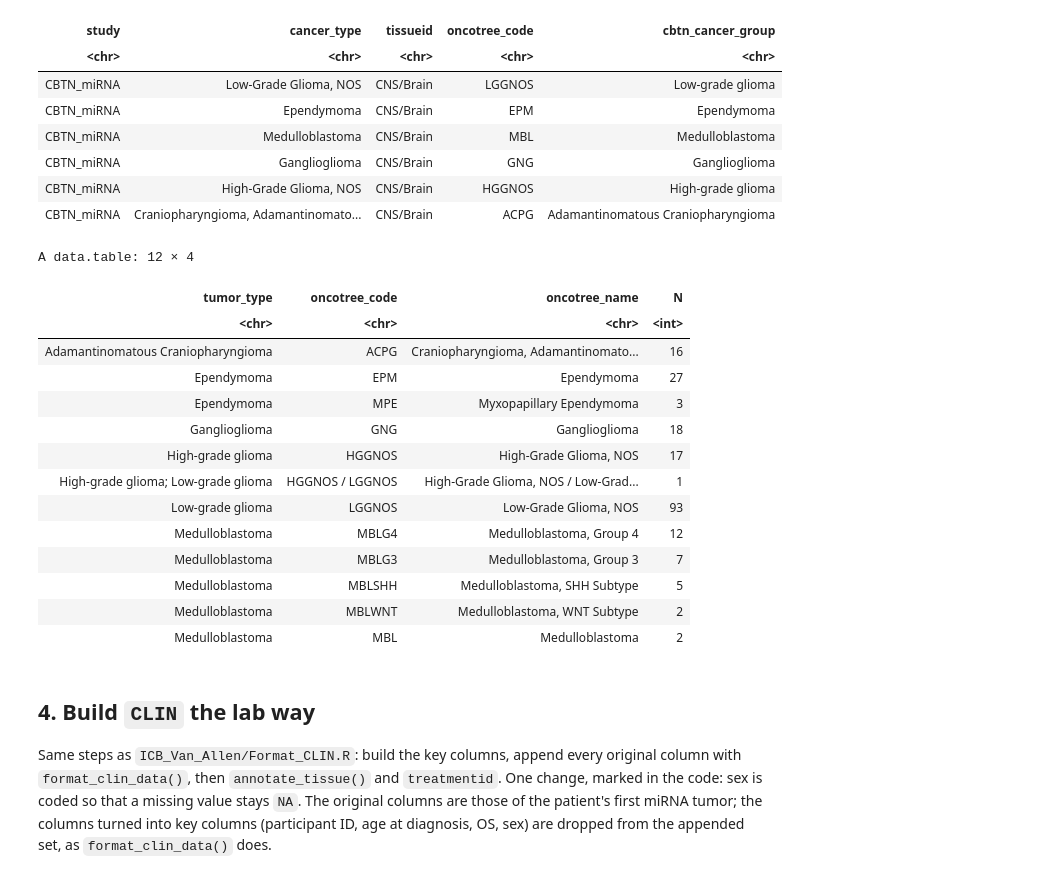
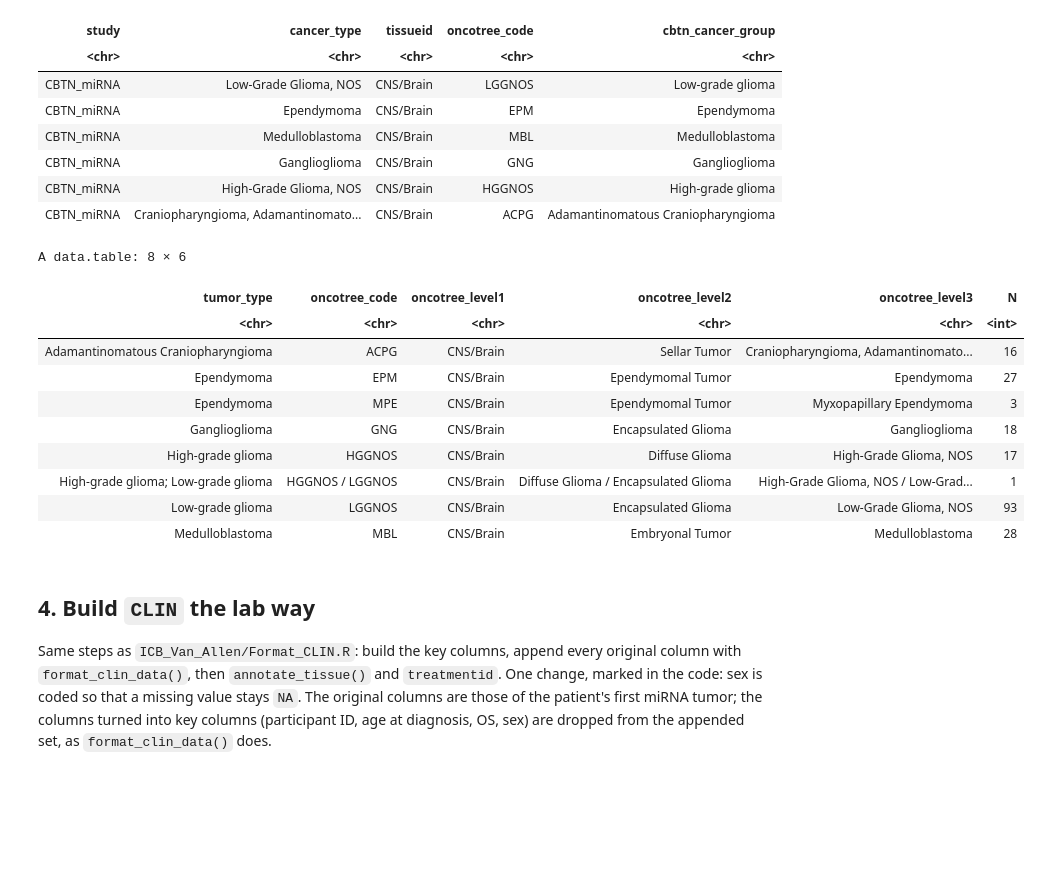
Before and after one commit to wanglab-cns/bidirectional-promoters, a Jupyter notebook: workflow/notebooks/02_clinical.ipynb, the cells around one changed output. Cells and saved outputs as stored; diff of their text form; code cells hidden in the pictures; blank space fills up the shorter version.

```diff
--- a/workflow/notebooks/02_clinical.ipynb
+++ b/workflow/notebooks/02_clinical.ipynb
@@ -126,5 +129,5 @@ taken from the molecular subtype when it names one group only.
 # %%
-onco <- as.data.table(fromJSON(file.path(RAWDATA, "oncotree_2025_10_03", "tumor_types.json"))[, c("code", "name", "tissue", "level")])
+onco <- as.data.table(fromJSON(file.path(RAWDATA, "oncotree_2025_10_03", "tumor_types.json"))[, c("code", "name", "tissue", "level", "parent")])
 
 type_code <- setNames(c("LGGNOS", "EPM", "MBL", "GNG", "HGGNOS", "ACPG"), SIX_TYPES)
 curation_tissue <- data.frame(
@@ -146,30 +149,33 @@ A data.frame: 6 × 5
 | CBTN_miRNA | High-Grade Glioma, NOS | CNS/Brain | HGGNOS | High-grade glioma |
 | CBTN_miRNA | Craniopharyngioma, Adamantinomato... | CNS/Brain | ACPG | Adamantinomatous Craniopharyngioma |
 # %%
-# Patient-level ONCOTREE code: the subtype code when the molecular subtype names one group only
-SUBTYPE_CODE <- c("MB, WNT" = "MBLWNT", "MB, SHH" = "MBLSHH", "MB, Group3" = "MBLG3", "MB, Group4" = "MBLG4",
-                  "EPN, MPE" = "MPE")
-stopifnot(SUBTYPE_CODE %in% onco$code)
+# Patient-level level-3 code: the type code, or MPE when the molecular subtype says myxopapillary ependymoma
+SUBTYPE_CODE <- c("EPN, MPE" = "MPE")
+stopifnot(onco$level[match(SUBTYPE_CODE, onco$code)] == 3)
 pt[, oncotree_code := ifelse(molecular_subtype %in% names(SUBTYPE_CODE), SUBTYPE_CODE[molecular_subtype],
                              vapply(strsplit(tumor_type, "; "), function(t) paste(type_code[t], collapse = " / "), ""))]
-pt[, oncotree_name := vapply(strsplit(oncotree_code, " / "), function(cd) paste(onco$name[match(cd, onco$code)], collapse = " / "), "")]
-pt[, .N, by = .(tumor_type, oncotree_code, oncotree_name)][order(tumor_type, -N)]
+
+# Name of the ancestor at a given level (walks up the parent codes); two-type patients get both, joined with " / "
+at_level <- function(cd, lvl) {
+  while (onco$level[match(cd, onco$code)] > lvl) cd <- onco$parent[match(cd, onco$code)]
+  if (lvl == 1) onco$tissue[match(cd, onco$code)] else onco$name[match(cd, onco$code)]
+}
+by_level <- function(codes, lvl) vapply(strsplit(codes, " / "), function(cd) paste(unique(vapply(cd, at_level, "", lvl = lvl)), collapse = " / "), "")
+pt[, `:=`(oncotree_level1 = by_level(oncotree_code, 1), oncotree_level2 = by_level(oncotree_code, 2),
+          oncotree_level3 = by_level(oncotree_code, 3))]
+pt[, .N, by = .(tumor_type, oncotree_code, oncotree_level1, oncotree_level2, oncotree_level3)][order(tumor_type, -N)]
 # %% [output]
-A data.table: 12 × 4
+A data.table: 8 × 6
-| tumor_type | oncotree_code | oncotree_name | N |
-| <chr> | <chr> | <chr> | <int> |
-| Adamantinomatous Craniopharyngioma | ACPG | Craniopharyngioma, Adamantinomato... | 16 |
-| Ependymoma | EPM | Ependymoma | 27 |
-| Ependymoma | MPE | Myxopapillary Ependymoma | 3 |
-| Ganglioglioma | GNG | Ganglioglioma | 18 |
-| High-grade glioma | HGGNOS | High-Grade Glioma, NOS | 17 |
-| High-grade glioma; Low-grade glioma | HGGNOS / LGGNOS | High-Grade Glioma, NOS / Low-Grad... | 1 |
-| Low-grade glioma | LGGNOS | Low-Grade Glioma, NOS | 93 |
-| Medulloblastoma | MBLG4 | Medulloblastoma, Group 4 | 12 |
-| Medulloblastoma | MBLG3 | Medulloblastoma, Group 3 | 7 |
-| Medulloblastoma | MBLSHH | Medulloblastoma, SHH Subtype | 5 |
-| Medulloblastoma | MBLWNT | Medulloblastoma, WNT Subtype | 2 |
-| Medulloblastoma | MBL | Medulloblastoma | 2 |
+| tumor_type | oncotree_code | oncotree_level1 | oncotree_level2 | oncotree_level3 | N |
+| <chr> | <chr> | <chr> | <chr> | <chr> | <int> |
+| Adamantinomatous Craniopharyngioma | ACPG | CNS/Brain | Sellar Tumor | Craniopharyngioma, Adamantinomato... | 16 |
+| Ependymoma | EPM | CNS/Brain | Ependymomal Tumor | Ependymoma | 27 |
+| Ependymoma | MPE | CNS/Brain | Ependymomal Tumor | Myxopapillary Ependymoma | 3 |
+| Ganglioglioma | GNG | CNS/Brain | Encapsulated Glioma | Ganglioglioma | 18 |
+| High-grade glioma | HGGNOS | CNS/Brain | Diffuse Glioma | High-Grade Glioma, NOS | 17 |
+| High-grade glioma; Low-grade glioma | HGGNOS / LGGNOS | CNS/Brain | Diffuse Glioma / Encapsulated Glioma | High-Grade Glioma, NOS / Low-Grad... | 1 |
+| Low-grade glioma | LGGNOS | CNS/Brain | Encapsulated Glioma | Low-Grade Glioma, NOS | 93 |
+| Medulloblastoma | MBL | CNS/Brain | Embryonal Tumor | Medulloblastoma | 28 |
 # %% [markdown]
 ## 4. Build `CLIN` the lab way
 
```
Also changed, not shown: parts of 4 cells of this notebook, 1 other file.
